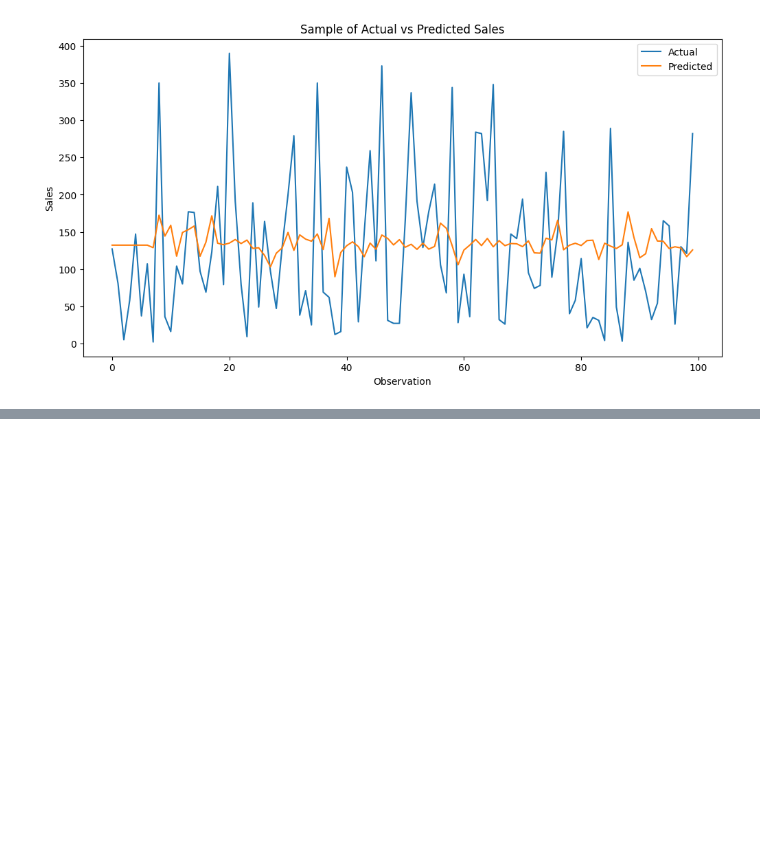
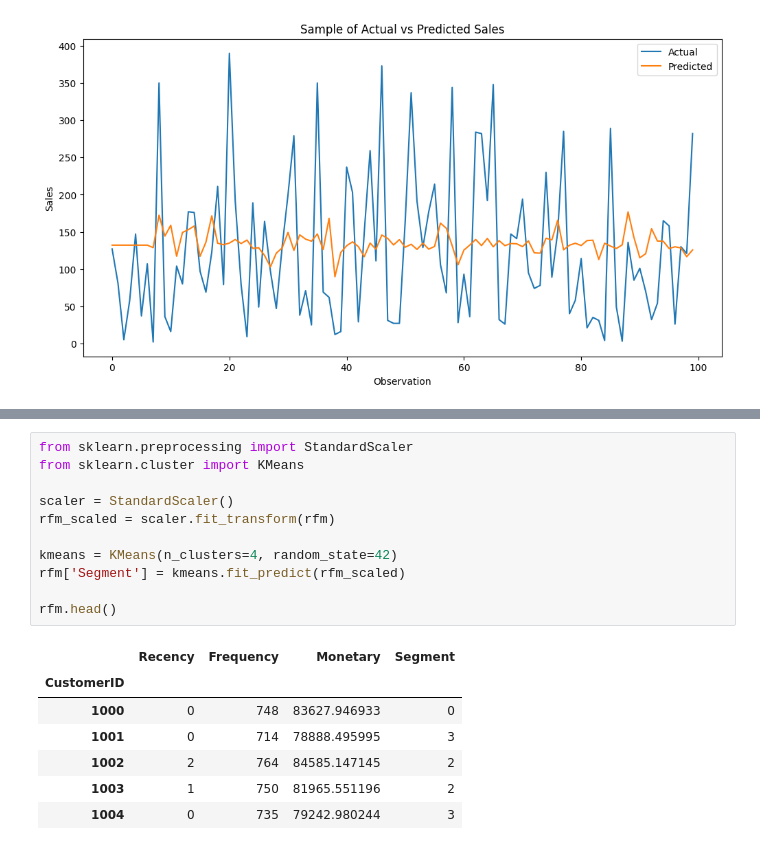
Before and after one commit to shubhanagrawal/Walmart-Hackathon, a Jupyter notebook: walmart.ipynb, the cells around one changed output, grey strips where cells are left out. Cells and saved outputs as stored; diff of their text form; blank space fills up the shorter version.

```diff
--- a/walmart.ipynb
+++ b/walmart.ipynb
@@ -810,0 +824,19 @@ plt.show()
+# %%
+from sklearn.preprocessing import StandardScaler
+from sklearn.cluster import KMeans
+
+scaler = StandardScaler()
+rfm_scaled = scaler.fit_transform(rfm)
+
+kmeans = KMeans(n_clusters=4, random_state=42)
+rfm['Segment'] = kmeans.fit_predict(rfm_scaled)
+
+rfm.head()
+# %% [output]
+|  | Recency | Frequency | Monetary | Segment |
+| CustomerID |  |  |  |  |
+| 1000 | 0 | 748 | 83627.946933 | 0 |
+| 1001 | 0 | 714 | 78888.495995 | 3 |
+| 1002 | 2 | 764 | 84585.147145 | 2 |
+| 1003 | 1 | 750 | 81965.551196 | 2 |
+| 1004 | 0 | 735 | 79242.980244 | 3 |
```
Also changed, not shown: parts of 4 cells of this notebook.
